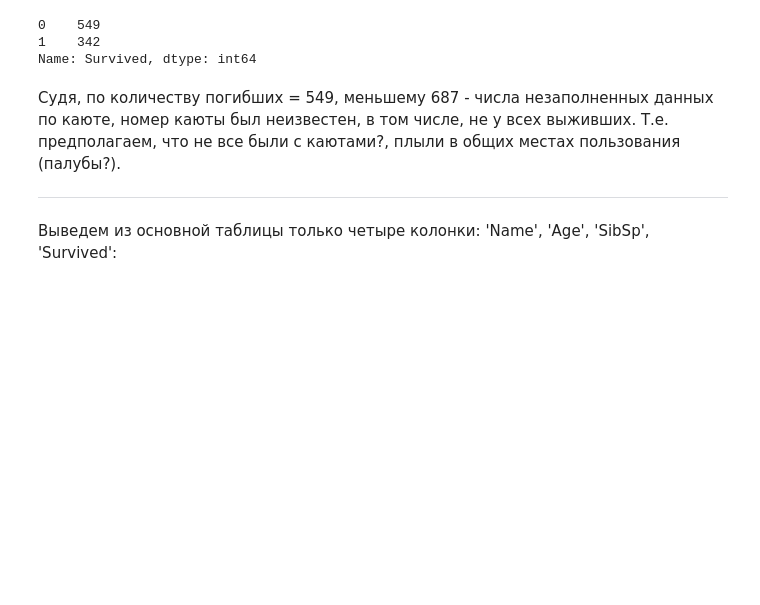
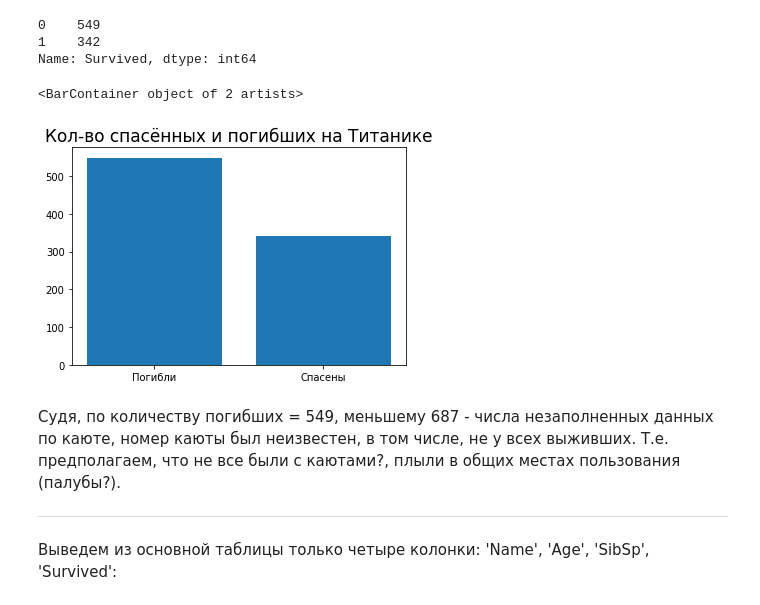
Before and after one commit to EkaterinaGugina/PythonJupyter_analyz, a Jupyter notebook: "Final_Project_Python_Jupyter_ipynb"".ipynb, the cells around one changed output. Saved outputs shown, nothing was run; the diff lists cells and outputs as text; code cells hidden in the pictures; blank space fills up the shorter version.

```diff
--- a/"Final_Project_Python_Jupyter_ipynb"".ipynb
+++ b/"Final_Project_Python_Jupyter_ipynb"".ipynb
@@ -129,6 +129,19 @@ df.Survived.value_counts()
 0    549
 1    342
 Name: Survived, dtype: int64
+# %%
+import matplotlib.pyplot as plt
+
+vals = [549, 342]
+labels = ['Погибли', 'Спасены']
+
+fig1, ax1 = plt.subplots()
+plt.title('Кол-во спасённых и погибших на Титанике', fontsize=17)
+
+plt.bar(labels, vals)
+# %% [output]
+<BarContainer object of 2 artists>
+[figure, added]
 # %% [markdown]
 Судя, по количеству погибших = 549, меньшему 687 - числа незаполненных данных по каюте, номер каюты был неизвестен, в том числе, не у всех выживших. Т.е. предполагаем, что не все были с каютами?, плыли в общих местах пользования (палубы?).
 
```
Also changed, not shown: parts of 6 cells of this notebook.
